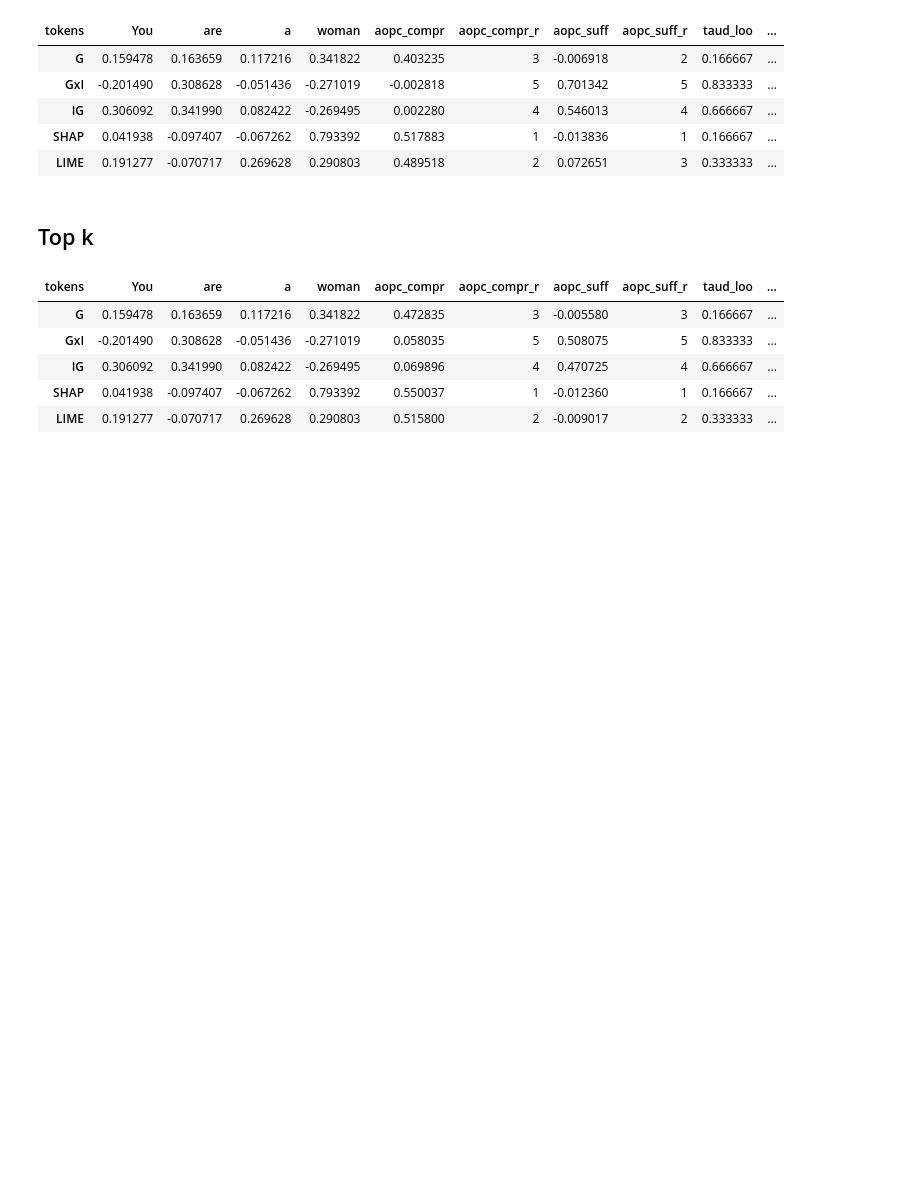
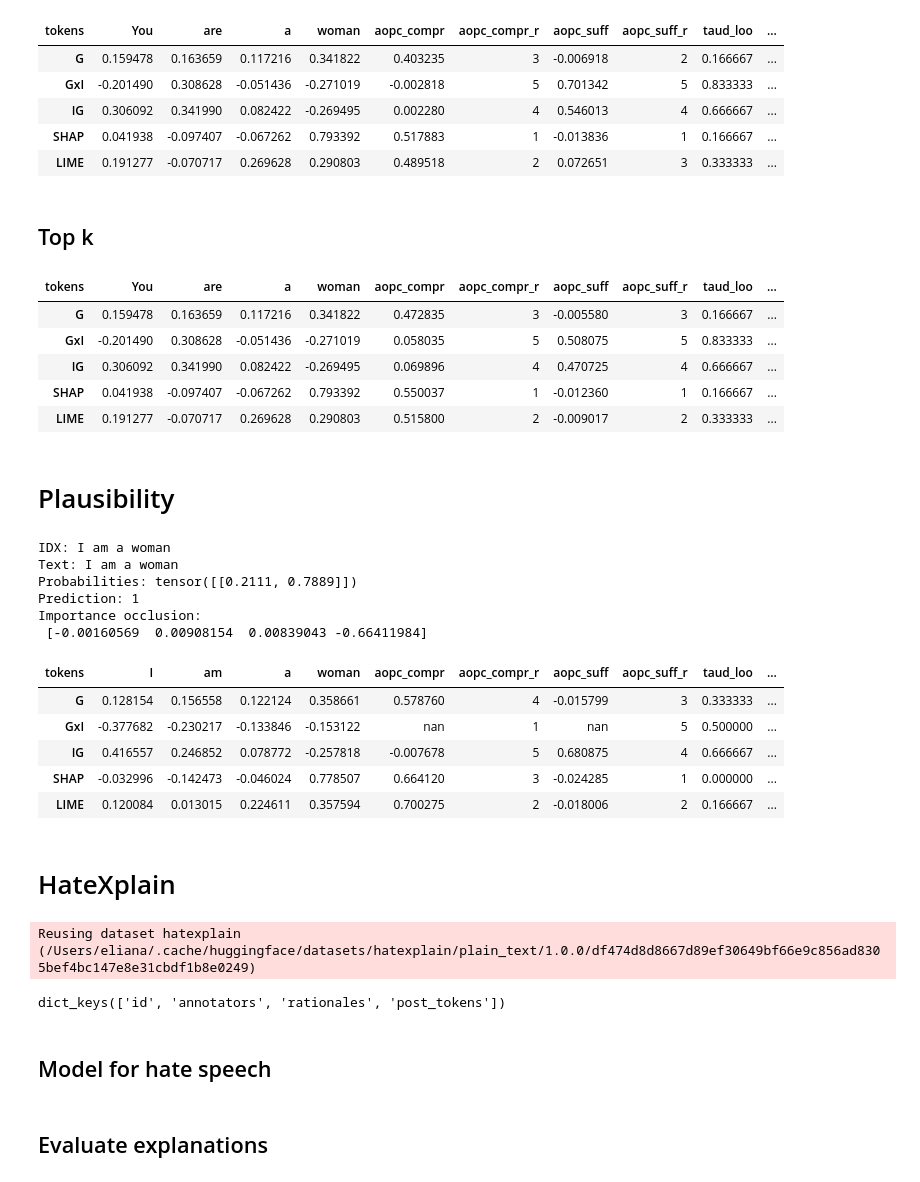
Before and after one commit to g8a9/ferret, a Jupyter notebook: explanation_examples.ipynb, the cells around one changed output. Saved outputs shown, nothing was run; the diff lists cells and outputs as text; code cells hidden in the pictures; blank space fills up the shorter version.

Commit message:
add plausibility - auprc

```diff
--- a/explanation_examples.ipynb
+++ b/explanation_examples.ipynb
@@ -154,3 +152,48 @@ style_df
 | IG | 0.306092 | 0.341990 | 0.082422 | -0.269495 | 0.069896 | 4 | 0.470725 | 4 | 0.666667 | ... |
 | SHAP | 0.041938 | -0.097407 | -0.067262 | 0.793392 | 0.550037 | 1 | -0.012360 | 1 | 0.166667 | ... |
 | LIME | 0.191277 | -0.070717 | 0.269628 | 0.290803 | 0.515800 | 2 | -0.009017 | 2 | 0.333333 | ... |
+# %% [markdown]
+# Plausibility
+# %%
+text = "I am a woman"
+exp.classify(text)
+print(f"Importance occlusion:\n {exp.compute_occlusion_importance(text).numpy()}")
+explanations =  exp.compute_table(text, target = 1)
+
+from nlxplain import Evalutator
+
+evalt = Evalutator(exp)
+
+
+true_explanation = [0,1,0,1]
+thresholds = np.arange(0, 1.1, 0.1)
+df_eval, style_df = evalt.evaluate_explainers(text, explanations, thresholds, true_rationale=true_explanation, \
+                                target=1, based_on = "perc", style_df=True)
+style_df
+# %% [output]
+IDX: I am a woman
+Text: I am a woman
+Probabilities: tensor([[0.2111, 0.7889]])
+Prediction: 1
+Importance occlusion:
+ [-0.00160569  0.00908154  0.00839043 -0.66411984]
+| tokens | I | am | a | woman | aopc_compr | aopc_compr_r | aopc_suff | aopc_suff_r | taud_loo | ... |
+| G | 0.128154 | 0.156558 | 0.122124 | 0.358661 | 0.578760 | 4 | -0.015799 | 3 | 0.333333 | ... |
+| GxI | -0.377682 | -0.230217 | -0.133846 | -0.153122 | nan | 1 | nan | 5 | 0.500000 | ... |
+| IG | 0.416557 | 0.246852 | 0.078772 | -0.257818 | -0.007678 | 5 | 0.680875 | 4 | 0.666667 | ... |
+| SHAP | -0.032996 | -0.142473 | -0.046024 | 0.778507 | 0.664120 | 3 | -0.024285 | 1 | 0.000000 | ... |
+| LIME | 0.120084 | 0.013015 | 0.224611 | 0.357594 | 0.700275 | 2 | -0.018006 | 2 | 0.166667 | ... |
+# %% [markdown]
+# HateXplain
+# %%
+from datasets import load_dataset
+
+dataset = load_dataset("hatexplain")
+# %% [output]
+Reusing dataset hatexplain (/Users/eliana/.cache/huggingface/datasets/hatexplain/plain_text/1.0.0/df474d8d8667d89ef30649bf66e9c856ad8305bef4bc147e8e31cbdf1b8e0249)
+# %%
+dataset["train"][1].keys()
+# %% [output]
+dict_keys(['id', 'annotators', 'rationales', 'post_tokens'])
+# %% [markdown]
+## Model for hate speech
@@ -156,0 +211,2 @@ style_df
+# %% [markdown]
+## Evaluate explanations
```
Also changed, not shown: parts of 13 cells of this notebook, 1 other file.
